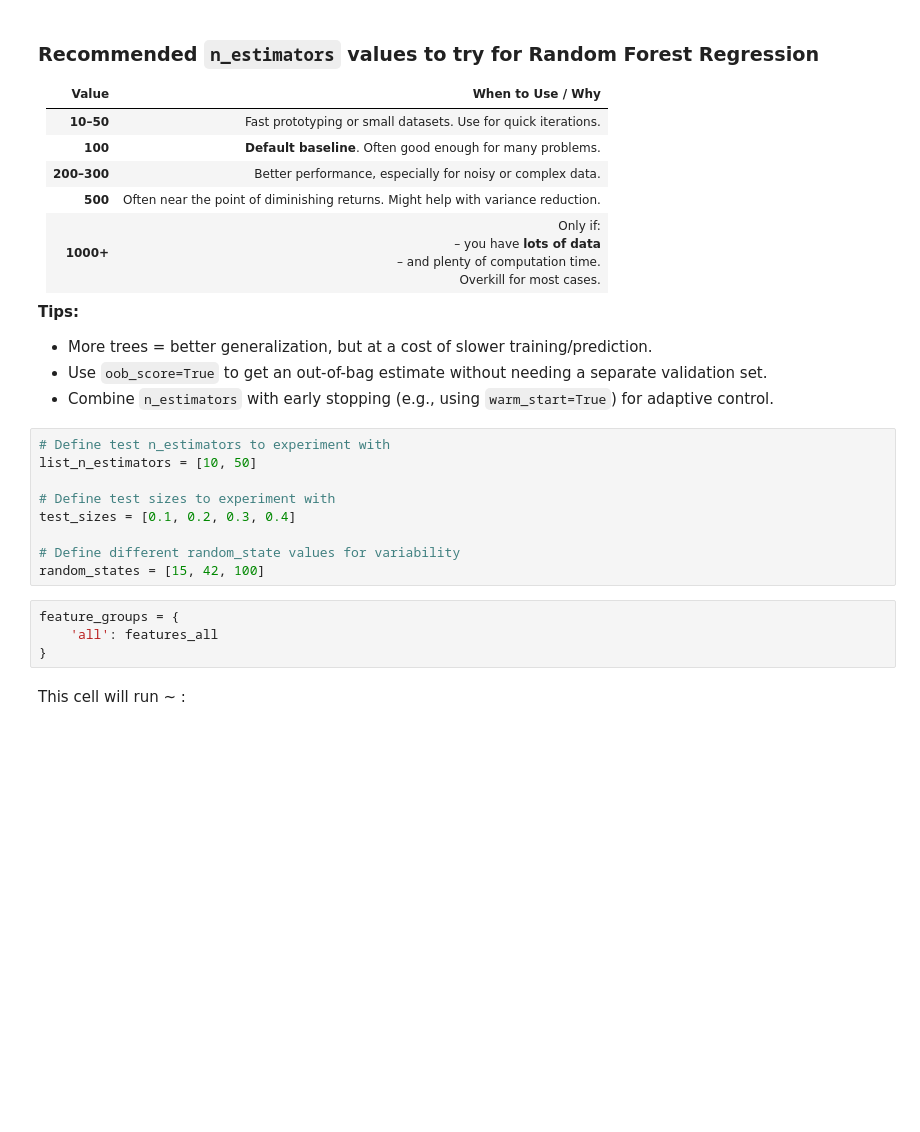
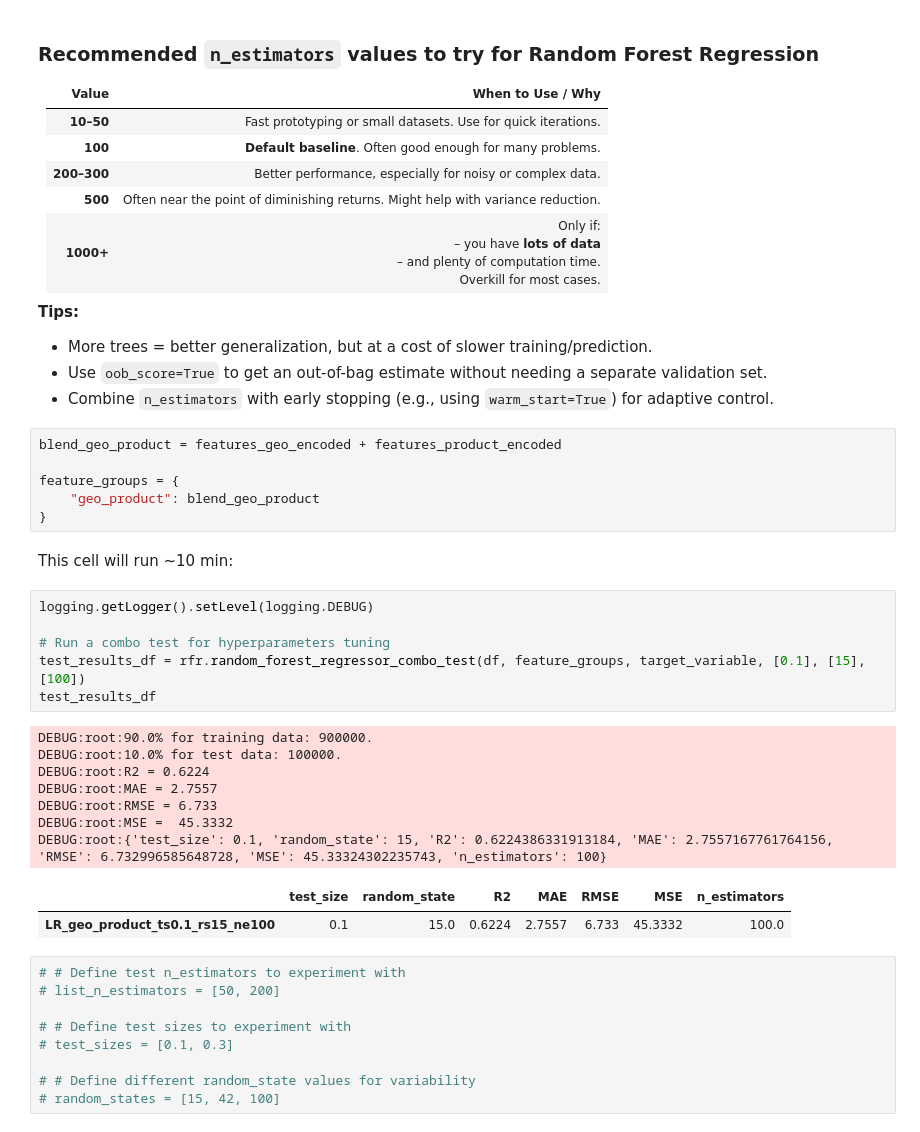
Before and after one commit to Funnear/midproject-bandcamp-insights, a Jupyter notebook: notebooks/3-1_main_target_RF_regressor_v1.ipynb, the cells around one changed output. Saved outputs shown, nothing was run; the diff lists cells and outputs as text; blank space fills up the shorter version.

Commit message:
linear regression done, RF classification done, added some vis, rf regressor in progress

```diff
--- a/notebooks/3-1_main_target_RF_regressor_v1.ipynb
+++ b/notebooks/3-1_main_target_RF_regressor_v1.ipynb
@@ -197,18 +125,36 @@ WARNING:root:/Users/bubblegum_doubledrops/Library/Mobile Documents/com~apple~Clo
 - More trees = better generalization, but at a cost of slower training/prediction.
 - Use `oob_score=True` to get an out-of-bag estimate without needing a separate validation set.
 - Combine `n_estimators` with early stopping (e.g., using `warm_start=True`) for adaptive control.
+# %%
+blend_geo_product = features_geo_encoded + features_product_encoded
+
+feature_groups = {
+    "geo_product": blend_geo_product
+}
+# %% [markdown]
+This cell will run ~10 min:
+# %%
+logging.getLogger().setLevel(logging.DEBUG)
+
+# Run a combo test for hyperparameters tuning
+test_results_df = rfr.random_forest_regressor_combo_test(df, feature_groups, target_variable, [0.1], [15], [100])
+test_results_df
+# %% [output]
+DEBUG:root:90.0% for training data: 900000.
+DEBUG:root:10.0% for test data: 100000.
+DEBUG:root:R2 = 0.6224
+DEBUG:root:MAE = 2.7557
+DEBUG:root:RMSE = 6.733
+DEBUG:root:MSE =  45.3332
+DEBUG:root:{'test_size': 0.1, 'random_state': 15, 'R2': 0.6224386331913184, 'MAE': 2.7557167761764156, 'RMSE': 6.732996585648728, 'MSE': 45.33324302235743, 'n_estimators': 100}
+|  | test_size | random_state | R2 | MAE | RMSE | MSE | n_estimators |
+| LR_geo_product_ts0.1_rs15_ne100 | 0.1 | 15.0 | 0.6224 | 2.7557 | 6.733 | 45.3332 | 100.0 |
 # %%
-# Define test n_estimators to experiment with
-list_n_estimators = [10, 50]
+# # Define test n_estimators to experiment with
+# list_n_estimators = [50, 200]
 
-# Define test sizes to experiment with
-test_sizes = [0.1, 0.2, 0.3, 0.4]
+# # Define test sizes to experiment with
+# test_sizes = [0.1, 0.3]
 
-# Define different random_state values for variability
-random_states = [15, 42, 100]
+# # Define different random_state values for variability
+# random_states = [15, 42, 100]
-# %%
-feature_groups = {
-    'all': features_all
-}
-# %% [markdown]
-This cell will run ~ :
```
Also changed, not shown: parts of 13 cells of this notebook, 8 other files.
